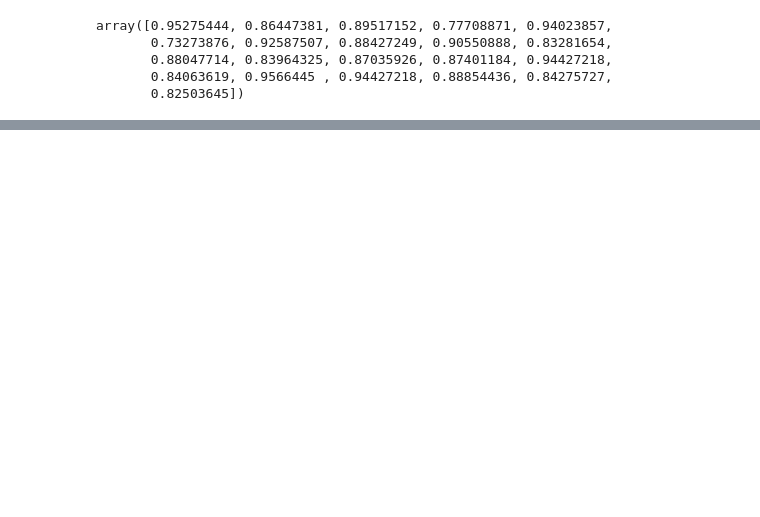
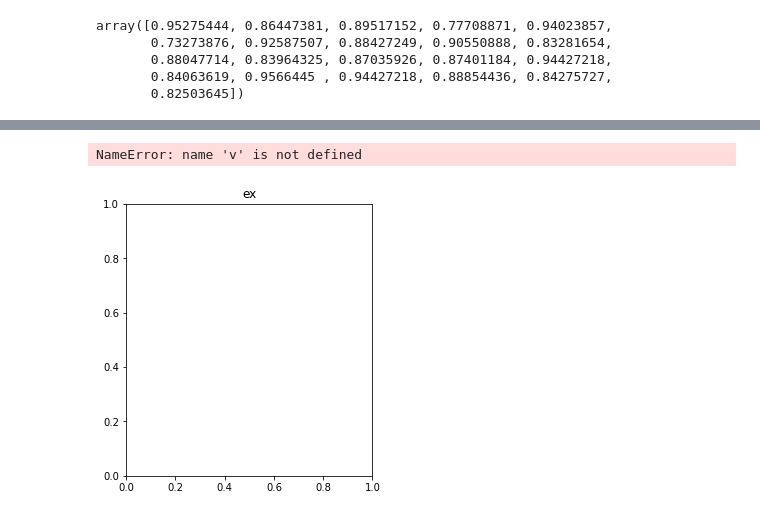
Before and after one commit to Wrendl/Machine-Learning, a Jupyter notebook: lab 1/lab1.ipynb, the cells around one changed output, grey strips where cells are left out. Cells and saved outputs as stored; diff of their text form; code cells hidden in the pictures; blank space fills up the shorter version.

```diff
--- a/lab 1/lab1.ipynb
+++ b/lab 1/lab1.ipynb
@@ -107,0 +167,8 @@ array([6, 4], dtype=int32)
+# %%
+plt.figure(figsize=(15,5))
+ax1 = plt.subplot(1,3,1)
+ax1.set_title("ex")
+ax1.hist(v[:,:,0].flatten())
+# %% [output]
+NameError: name 'v' is not defined
+[figure, added]
```
Also changed, not shown: parts of 9 cells of this notebook, 6 other files.
